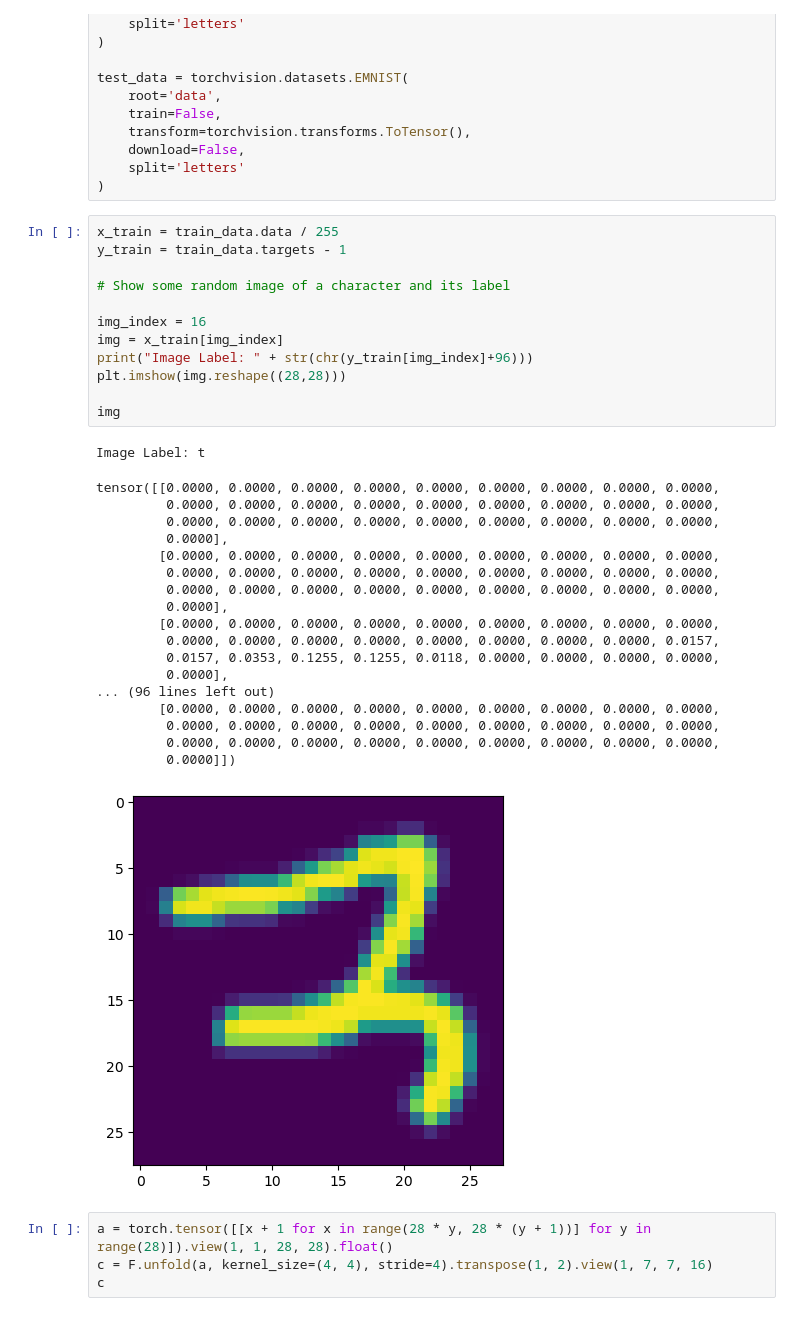
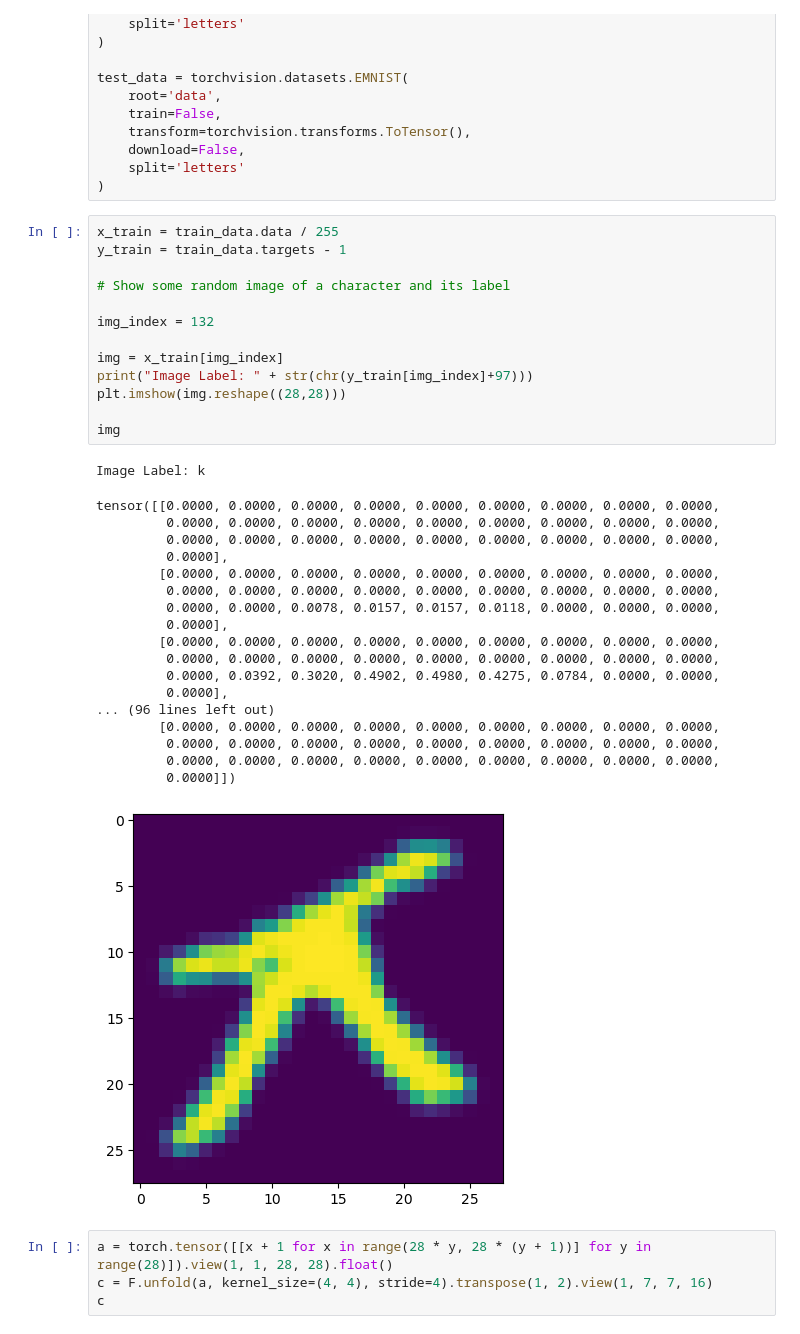
Before and after one commit to f3f3x0/project, a Jupyter notebook: MDLSTM_stupid.ipynb, the cells around one changed output. Drawn from its saved outputs; the diff is of its cells as text.

```diff
--- a/MDLSTM_stupid.ipynb
+++ b/MDLSTM_stupid.ipynb
@@ -27,35 +27,36 @@ test_data = torchvision.datasets.EMNIST(
 # %%
 x_train = train_data.data / 255
 y_train = train_data.targets - 1
 
 # Show some random image of a character and its label
 
-img_index = 16
+img_index = 132
+
 img = x_train[img_index]
-print("Image Label: " + str(chr(y_train[img_index]+96)))
+print("Image Label: " + str(chr(y_train[img_index]+97)))
 plt.imshow(img.reshape((28,28)))
 
 img
 # %% [output]
-Image Label: t
+Image Label: k
 tensor([[0.0000, 0.0000, 0.0000, 0.0000, 0.0000, 0.0000, 0.0000, 0.0000, 0.0000,
          0.0000, 0.0000, 0.0000, 0.0000, 0.0000, 0.0000, 0.0000, 0.0000, 0.0000,
          0.0000, 0.0000, 0.0000, 0.0000, 0.0000, 0.0000, 0.0000, 0.0000, 0.0000,
          0.0000],
         [0.0000, 0.0000, 0.0000, 0.0000, 0.0000, 0.0000, 0.0000, 0.0000, 0.0000,
          0.0000, 0.0000, 0.0000, 0.0000, 0.0000, 0.0000, 0.0000, 0.0000, 0.0000,
-         0.0000, 0.0000, 0.0000, 0.0000, 0.0000, 0.0000, 0.0000, 0.0000, 0.0000,
+         0.0000, 0.0000, 0.0078, 0.0157, 0.0157, 0.0118, 0.0000, 0.0000, 0.0000,
          0.0000],
         [0.0000, 0.0000, 0.0000, 0.0000, 0.0000, 0.0000, 0.0000, 0.0000, 0.0000,
-         0.0000, 0.0000, 0.0000, 0.0000, 0.0000, 0.0000, 0.0000, 0.0000, 0.0157,
-         0.0157, 0.0353, 0.1255, 0.1255, 0.0118, 0.0000, 0.0000, 0.0000, 0.0000,
+         0.0000, 0.0000, 0.0000, 0.0000, 0.0000, 0.0000, 0.0000, 0.0000, 0.0000,
+         0.0000, 0.0392, 0.3020, 0.4902, 0.4980, 0.4275, 0.0784, 0.0000, 0.0000,
          0.0000],
 ... (96 lines left out)
         [0.0000, 0.0000, 0.0000, 0.0000, 0.0000, 0.0000, 0.0000, 0.0000, 0.0000,
          0.0000, 0.0000, 0.0000, 0.0000, 0.0000, 0.0000, 0.0000, 0.0000, 0.0000,
          0.0000, 0.0000, 0.0000, 0.0000, 0.0000, 0.0000, 0.0000, 0.0000, 0.0000,
          0.0000]])
-[figure, old version]
+[figure, new version]
 # %%
 a = torch.tensor([[x + 1 for x in range(28 * y, 28 * (y + 1))] for y in range(28)]).view(1, 1, 28, 28).float()
 c = F.unfold(a, kernel_size=(4, 4), stride=4).transpose(1, 2).view(1, 7, 7, 16)
```
Also changed, not shown: 1 other file.
